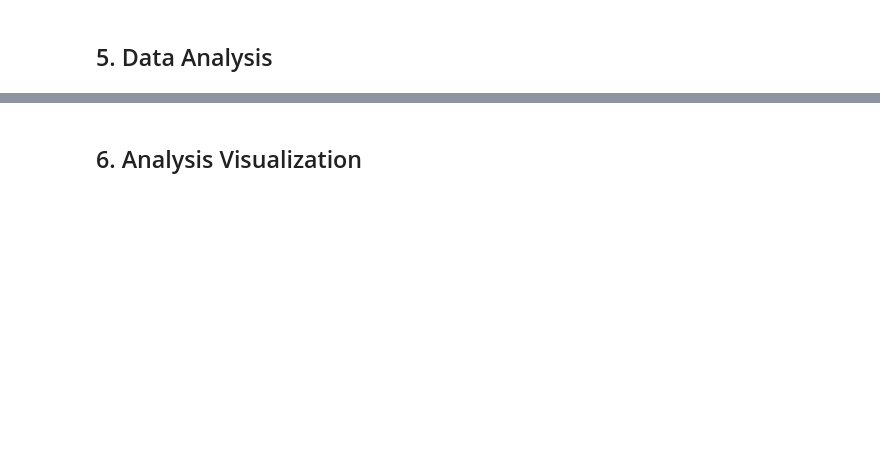
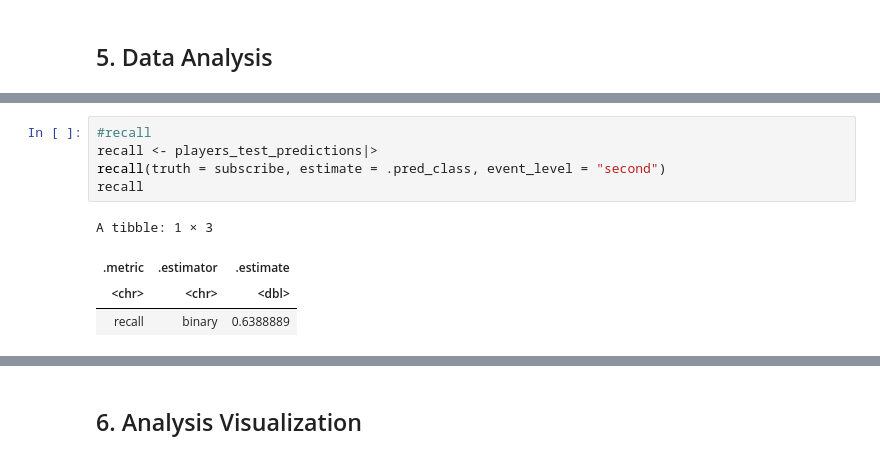
Before and after one commit to vichen15/dsci100-004-30-final-project, a Jupyter notebook: dsci100-004-30-final-project.ipynb, the cells around one changed output, grey strips where cells are left out. Cells and saved outputs as stored; diff of their text form; blank space fills up the shorter version.

```diff
--- a/dsci100-004-30-final-project.ipynb
+++ b/dsci100-004-30-final-project.ipynb
@@ -217,0 +294,10 @@ Warning message:
+# %%
+#recall
+recall <- players_test_predictions|>
+recall(truth = subscribe, estimate = .pred_class, event_level = "second")
+recall
+# %% [output]
+A tibble: 1 × 3
+| .metric | .estimator | .estimate |
+| <chr> | <chr> | <dbl> |
+| recall | binary | 0.6388889 |
```
Also changed, not shown: parts of 10 cells of this notebook.
